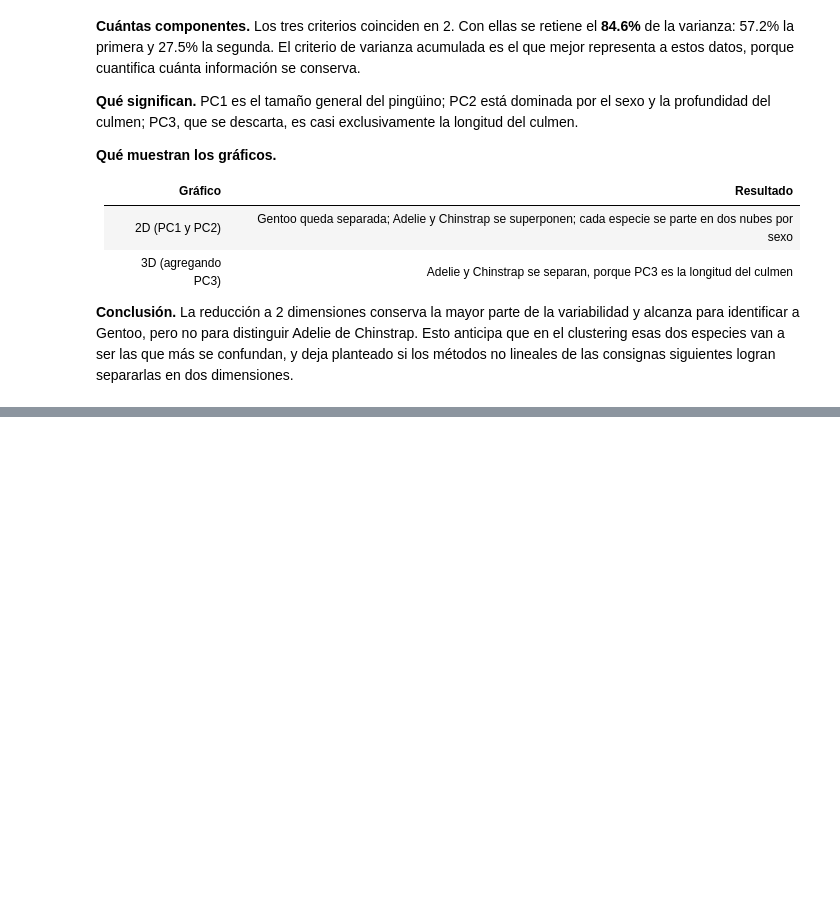
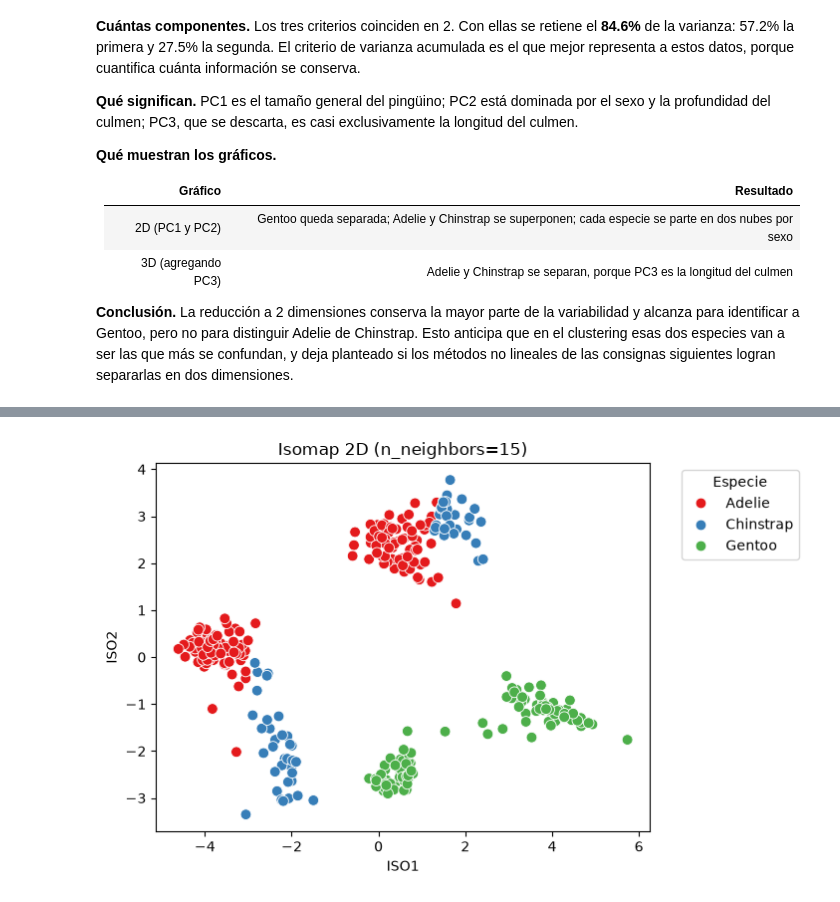
Before and after one commit to frankoespa/tuia-mineria-de-datos, a Jupyter notebook: tp1/tp1_mineria_renna_esparza.ipynb, the cells around one changed output, grey strips where cells are left out. Saved outputs shown, nothing was run; the diff lists cells and outputs as text; code cells hidden in the pictures; blank space fills up the shorter version.

```diff
--- a/tp1/tp1_mineria_renna_esparza.ipynb
+++ b/tp1/tp1_mineria_renna_esparza.ipynb
@@ -733,0 +829,5 @@ Esto confirma que la información que distingue a esas dos especies estaba en la
+# %%
+for n_comp_iso in range(1, 6):
+    isomap = Isomap(n_neighbors=15, n_components=n_comp_iso)
+    isomap.fit(X_std)
+    print(f"n_components={n_comp_iso}: error de reconstrucción = {isomap.reconstruction_error():.4f}")
@@ -733,0 +853,20 @@ Esto confirma que la información que distingue a esas dos especies estaba en la
+# %%
+isomap = Isomap(n_neighbors=15, n_components=2).set_output(transform="pandas")
+X_iso = isomap.fit_transform(X_std)
+X_iso.columns = ["ISO1", "ISO2"]
+
+sns.scatterplot(
+    x=X_iso['ISO1'],
+    y=X_iso['ISO2'],
+    hue=y,
+    palette='Set1',
+    s=60
+)
+
+plt.xlabel('ISO1')
+plt.ylabel('ISO2')
+plt.title('Isomap 2D (n_neighbors=15)')
+plt.legend(title='Especie', bbox_to_anchor=(1.05, 1), loc='upper left')
+plt.show()
+# %% [output]
+[figure, added]
```
Also changed, not shown: parts of 14 cells of this notebook, 3 other files.
